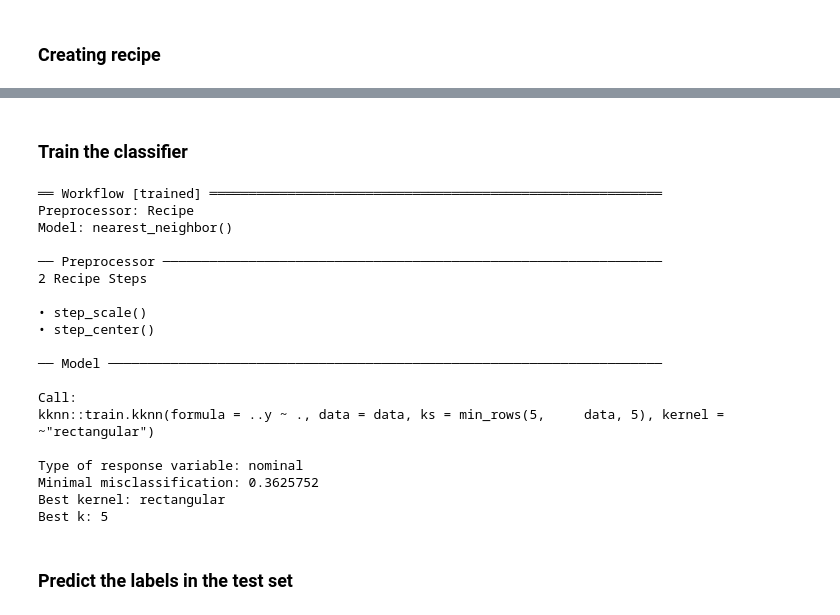
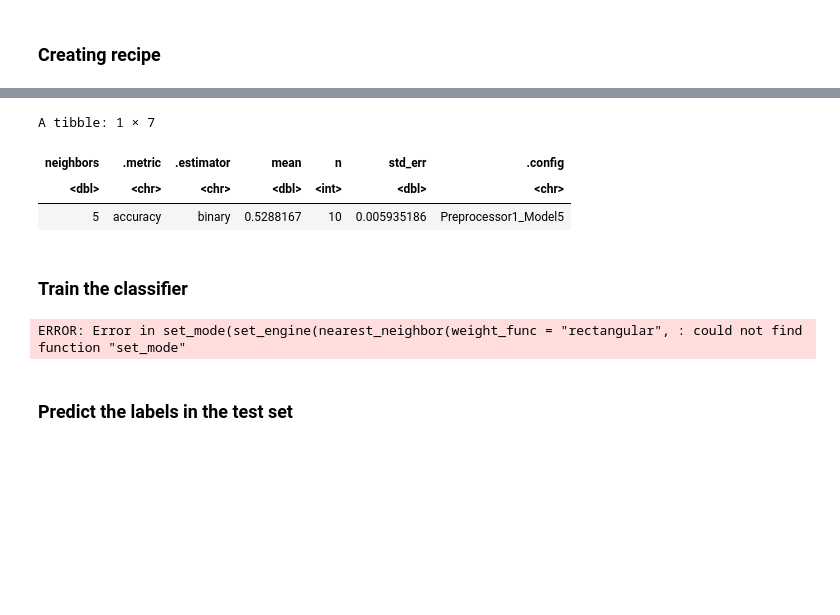
Before and after one commit to JianyiC/group54_work, a Jupyter notebook: proposal.ipynb, the cells around one changed output, grey strips where cells are left out. Cells and saved outputs as stored; diff of their text form; code cells hidden in the pictures; blank space fills up the shorter version.

```diff
--- a/proposal.ipynb
+++ b/proposal.ipynb
@@ -220,7 +267,17 @@ result_recipe <- recipe(result ~ age + points, data = result_train) |>
+# %%
+k_fit <- accuracies |>
+    arrange(desc(mean)) |>
+    slice(1)
+k_fit
+# %% [output]
+A tibble: 1 × 7
+| neighbors | .metric | .estimator | mean | n | std_err | .config |
+| <dbl> | <chr> | <chr> | <dbl> | <int> | <dbl> | <chr> |
+| 5 | accuracy | binary | 0.5288167 | 10 | 0.005935186 | Preprocessor1_Model5 |
 # %% [markdown]
 ### Train the classifier
 # %%
-result_spec <- nearest_neighbor(weight_func = "rectangular", neighbors = 5) |>
+result_spec <- nearest_neighbor(weight_func = "rectangular", neighbors = 7) |>
   set_engine("kknn") |>
   set_mode("classification")
 
@@ -231,25 +288,7 @@ result_fit <- workflow() |>
 
 result_fit
 # %% [output]
-══ Workflow [trained] ══════════════════════════════════════════════════════════
-Preprocessor: Recipe
-Model: nearest_neighbor()
-
-── Preprocessor ────────────────────────────────────────────────────────────────
-2 Recipe Steps
-
-• step_scale()
-• step_center()
-
-── Model ───────────────────────────────────────────────────────────────────────
-
-Call:
-kknn::train.kknn(formula = ..y ~ ., data = data, ks = min_rows(5,     data, 5), kernel = ~"rectangular")
-
-Type of response variable: nominal
-Minimal misclassification: 0.3625752
-Best kernel: rectangular
-Best k: 5
+ERROR: Error in set_mode(set_engine(nearest_neighbor(weight_func = "rectangular", : could not find function "set_mode"
 # %% [markdown]
 ### Predict the labels in the test set
 # %%
```
Also changed, not shown: parts of 9 cells of this notebook.
